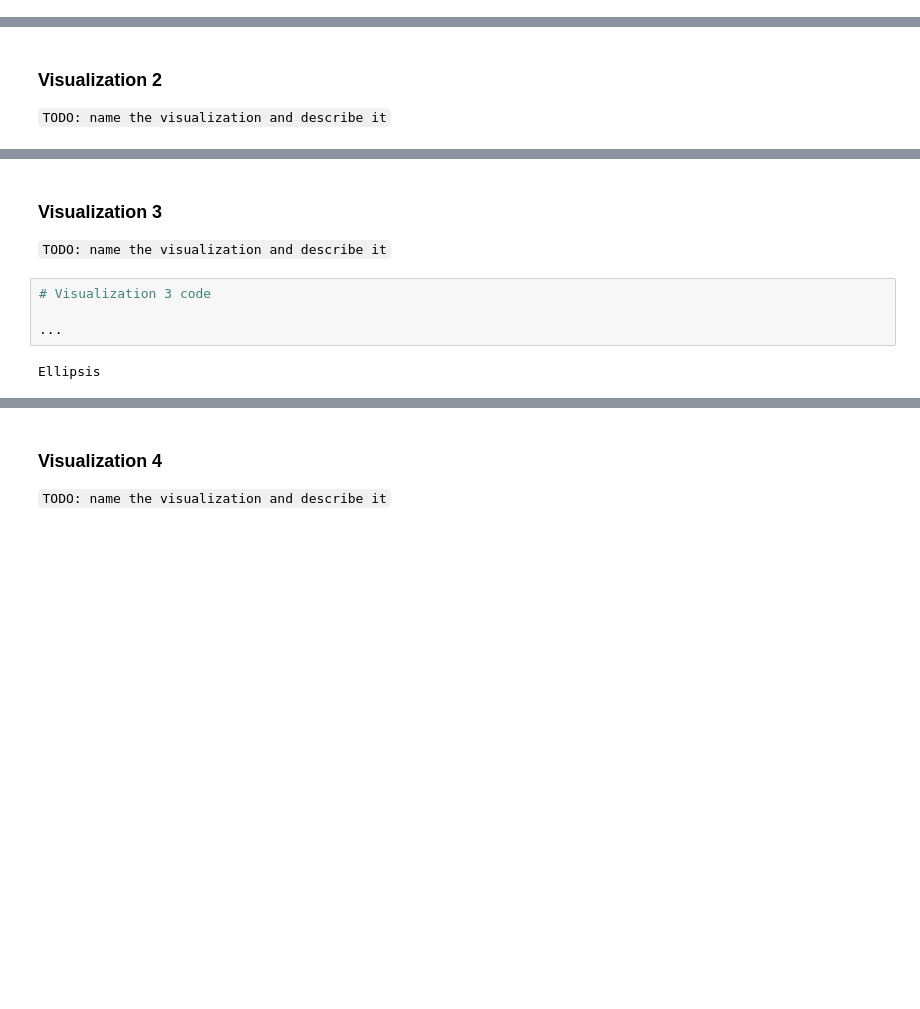
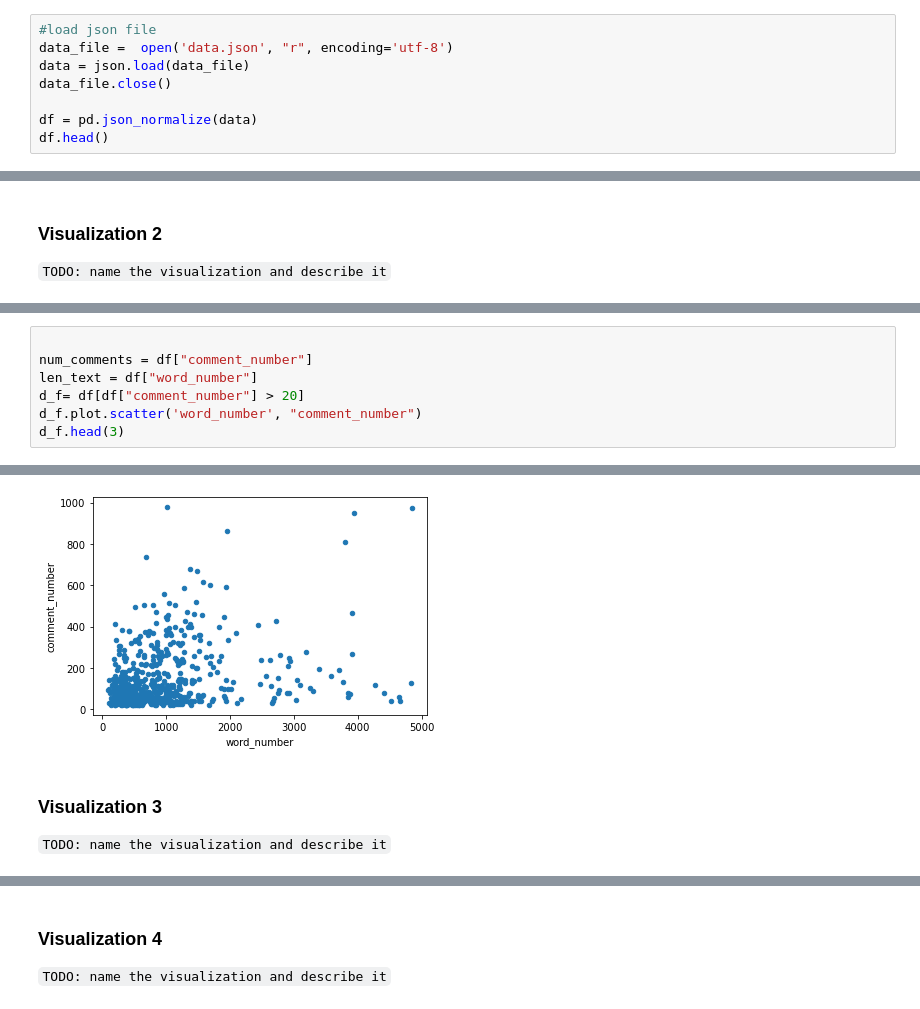
Before and after one commit to ZaloznikV/Project-1-ZaloznikV, a Jupyter notebook: Web_Scraping.ipynb, the cells around one changed output, grey strips where cells are left out. Cells and saved outputs as stored; diff of their text form; blank space fills up the shorter version.

```diff
--- a/Web_Scraping.ipynb
+++ b/Web_Scraping.ipynb
@@ -208,0 +211,8 @@ data = ...
+# %%
+#load json file
+data_file =  open('data.json', "r", encoding='utf-8')
+data = json.load(data_file)
+data_file.close()
+
+df = pd.json_normalize(data)
+df.head()
@@ -228,0 +336,8 @@ Ellipsis
+# %%
+
+num_comments = df["comment_number"]
+len_text = df["word_number"]
+d_f= df[df["comment_number"] > 20]
+d_f.plot.scatter('word_number', "comment_number")
+d_f.head(3)
+# %% [output]
@@ -229,10 +348,5 @@ Ellipsis
+[figure, added]
 # %% [markdown]
 ### Visualization 3
 
 `TODO: name the visualization and describe it`
-# %%
-# Visualization 3 code
-
-...
-# %% [output]
-Ellipsis
```
Also changed, not shown: parts of 18 cells of this notebook, 3 other files.
